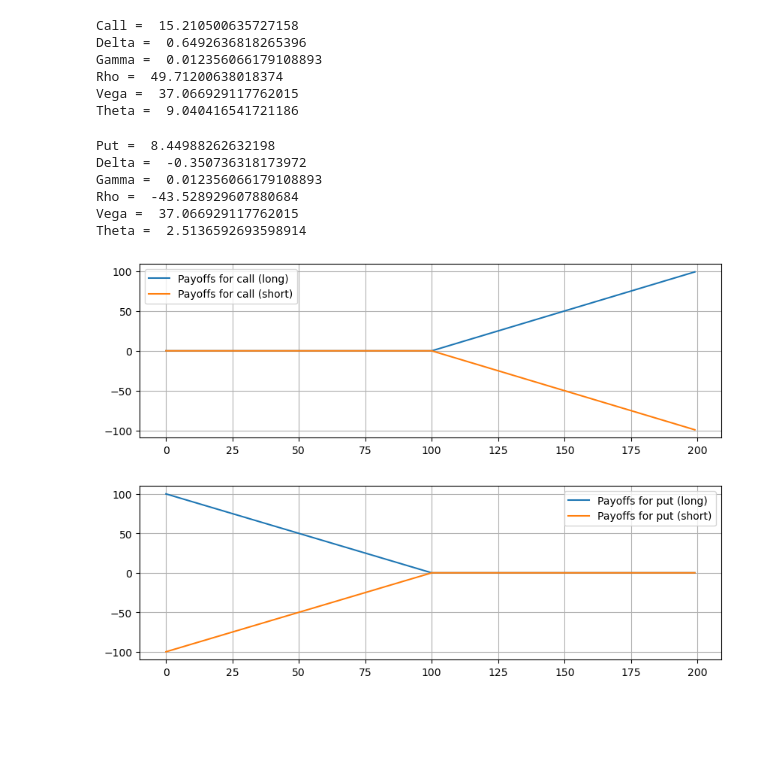
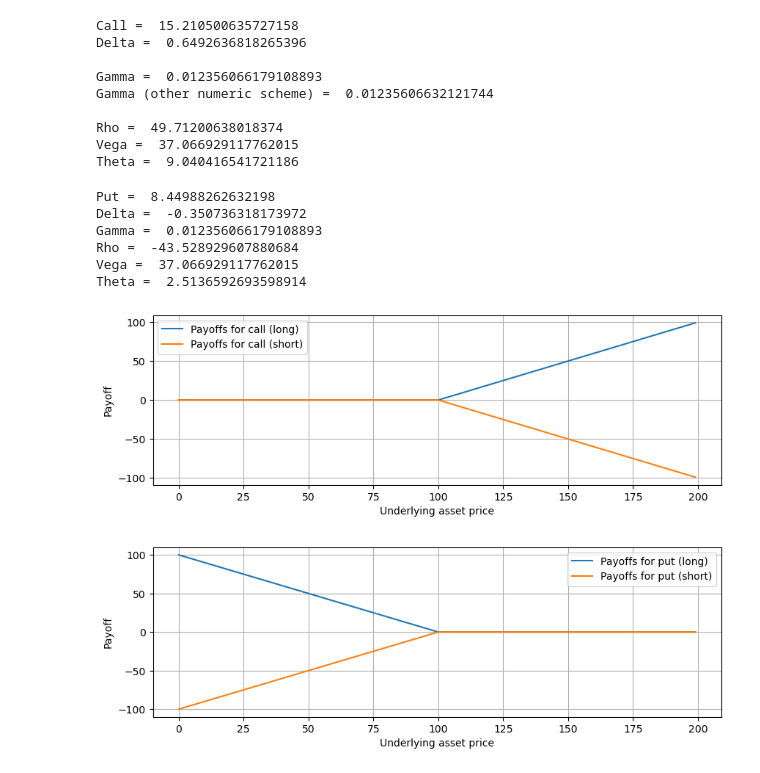
Before and after one commit to dmtrpolovnikov/structured_fin_products, a Jupyter notebook: lab_01.ipynb, the cells around one changed output. Drawn from its saved outputs; the diff is of its cells as text; code cells hidden in the pictures; blank space fills up the shorter version.

```diff
--- a/lab_01.ipynb
+++ b/lab_01.ipynb
@@ -8,6 +8,9 @@ from scipy.stats import norm
 
 def calc_derivative(func, x, dx=1e-2):
     return (func(x + dx) - func(x - dx)) / 2 / dx
+
+def calc_second_derivative(func, x, dx=1e-2):
+    return (func(x + dx) - 2 * func(x) + func(x - dx)) / dx / dx
 
 def call(S, K, tau, vol, r, q):
     d1 = (np.log (S / K) + (r + vol**2 / 2) * tau) / (vol * np.sqrt(tau))
@@ -30,7 +33,10 @@ print('Delta = ', dC_dS)
 
 # gamma
 d2C_dS2 = calc_derivative(func=lambda X: calc_derivative(func=lambda x: call(x, K, tau, vol, r, q), x=X), x=S)
-print('Gamma = ', d2C_dS2)
+print('\nGamma = ', d2C_dS2)
+
+d2C_dS2 = calc_second_derivative(func=lambda x: call(x, K, tau, vol, r, q), x=S)
+print('Gamma (other numeric scheme) = ', d2C_dS2, '\n')
 
 # rho
 dC_dr = calc_derivative(func=lambda x: call(S, K, tau, vol, x, q), x=r)
@@ -46,7 +52,10 @@ print('Theta = ', dC_dtau)
 # %% [output]
 Call =  15.210500635727158
 Delta =  0.6492636818265396
+
 Gamma =  0.012356066179108893
+Gamma (other numeric scheme) =  0.01235606632121744
+
 Rho =  49.71200638018374
 Vega =  37.066929117762015
 Theta =  9.040416541721186
@@ -87,21 +96,25 @@ Theta =  2.5136592693598914
 # %%
 # task 3 plot payoffs for call and put
 Ss = np.arange(0, 2 * S)
 payoffs = np.maximum(0, Ss - K)
 
 plt.figure(figsize=(10, 3))
 plt.plot(Ss, payoffs, label='Payoffs for call (long)')
 plt.plot(Ss, -payoffs, label='Payoffs for call (short)')
 plt.legend()
+plt.xlabel('Underlying asset price')
+plt.ylabel('Payoff')
 plt.grid()
 
 payoffs = np.maximum(0, -Ss + K)
 
 plt.figure(figsize=(10, 3))
 plt.plot(Ss, payoffs, label='Payoffs for put (long)')
 plt.plot(Ss, -payoffs, label='Payoffs for put (short)')
+plt.xlabel('Underlying asset price')
+plt.ylabel('Payoff')
 plt.legend()
 plt.grid()
 # %% [output]
-[figure, old version]
+[figure, new version]
-[figure, old version]
+[figure, new version]
```
Also changed, not shown: 1 other file.
